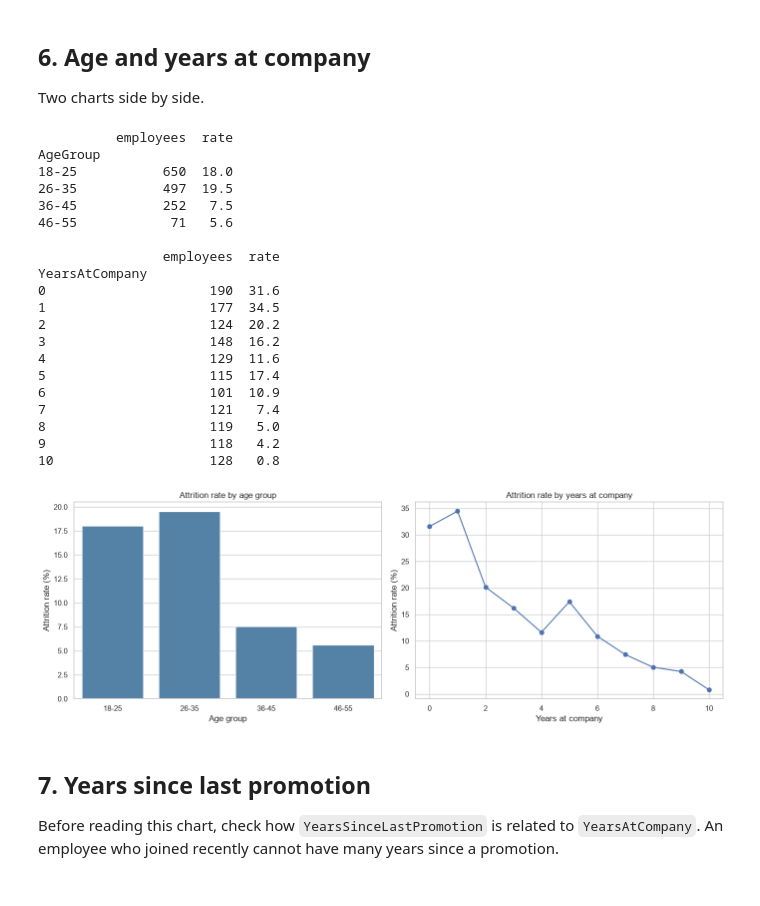
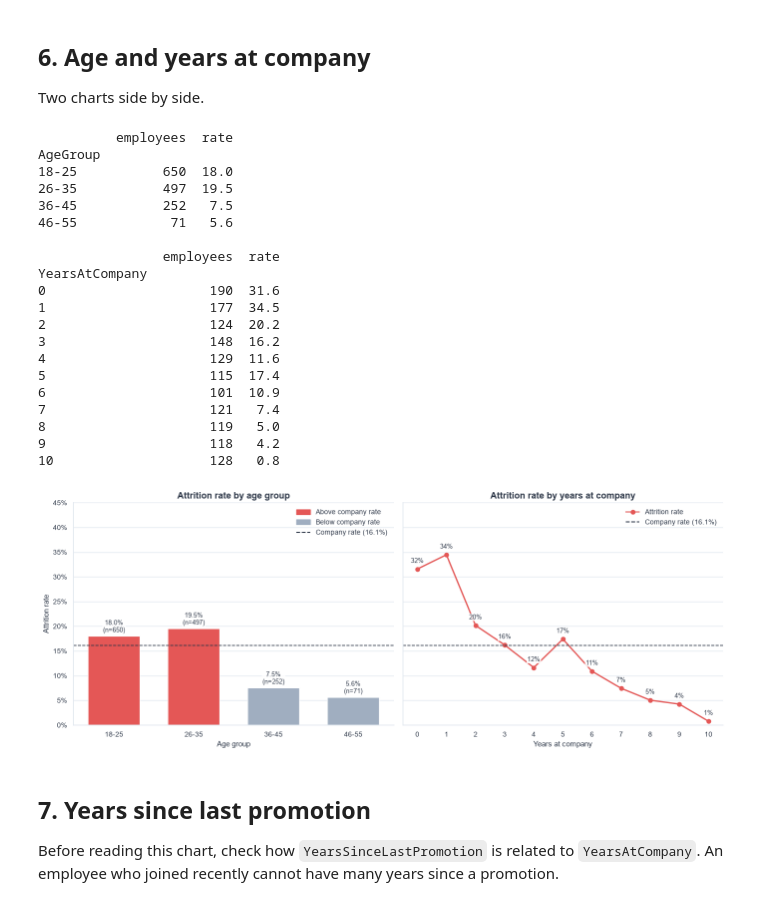
Before and after one commit to diixon/hr-analytics-project, a Jupyter notebook: notebooks/04_eda_analysis.ipynb, the cells around one changed output. Drawn from its saved outputs; the diff is of its cells as text; code cells hidden in the pictures.

```diff
--- a/notebooks/04_eda_analysis.ipynb
+++ b/notebooks/04_eda_analysis.ipynb
@@ -37,6 +97,7 @@ performance = pd.read_csv("../data/clean/performance_clean.csv", parse_dates=["R
 
 employee = employee.rename(columns={"DistanceFromHome (KM)": "DistanceFromHome_KM"})
 employee["Left"] = (employee["Attrition"] == "Yes").astype(int)
+employee["Status"] = employee["Attrition"].map({"Yes": "Left", "No": "Stayed"})
 employee["AgeGroup"] = pd.cut(employee["Age"], bins=[17, 25, 35, 45, 55],
                               labels=["18-25", "26-35", "36-45", "46-55"])
 
@@ -174,13 +257,15 @@ First the overall difference, then the same comparison **inside each job role**.
 ot = employee.groupby("OverTime")["Left"].agg(employees="count", attrition_rate_pct=lambda s: s.mean() * 100).round(1)
 print(ot)
 
-plt.figure(figsize=(5, 5))
-ax = sns.barplot(x=ot.index, y=ot["attrition_rate_pct"], color="steelblue")
-for i, v in enumerate(ot["attrition_rate_pct"]):
-    ax.text(i, v + 0.5, f"{v:.1f}%", ha="center")
-plt.title("Attrition rate: overtime vs no overtime")
-plt.xlabel("Works overtime")
-plt.ylabel("Attrition rate (%)")
+fig, ax = plt.subplots(figsize=(5.5, 5))
+bars = ax.bar(["No overtime", "Overtime"], ot["attrition_rate_pct"],
+              color=[COLORS["neutral"], COLORS["accent"]], width=0.6)
+label_bars(ax, bars, labels=[f"{r:.1f}%\n(n={n:,})" for r, n in zip(ot["attrition_rate_pct"], ot["employees"])],
+             padding=3, fontsize=10)
+add_headroom(ax, "y", 0.18)
+percent_axis(ax, "y")
+ax.set_title("Attrition rate: overtime vs no overtime")
+ax.set_ylabel("Attrition rate")
 save_chart("03_attrition_by_overtime")
 # %% [output]
           employees  attrition_rate_pct
@@ -222,41 +313,60 @@ print(age_rates.round(1))
 print()
 print(tenure_rates.round(1))
 
-fig, axes = plt.subplots(1, 2, figsize=(14, 5))
+fig, axes = plt.subplots(1, 2, figsize=(14, 5.5), sharey=True)
 
-sns.barplot(x=age_rates.index.astype(str), y=age_rates["rate"], color="steelblue", ax=axes[0])
+age_colors = [COLORS["left"] if v > company_rate else COLORS["neutral"] for v in age_rates["rate"]]
+bars = axes[0].bar(age_rates.index.astype(str), age_rates["rate"], color=age_colors, width=0.65)
+label_bars(axes[0], bars, labels=[f"{r:.1f}%\n(n={n:,})" for r, n in zip(age_rates["rate"], age_rates["employees"])],
+                  padding=3, fontsize=9)
+axes[0].axhline(company_rate, color=COLORS["text"], linestyle="--", linewidth=1.2)
 axes[0].set_title("Attrition rate by age group")
 axes[0].set_xlabel("Age group")
-axes[0].set_ylabel("Attrition rate (%)")
+axes[0].set_ylabel("Attrition rate")
+axes[0].set_ylim(0, 45)
+percent_axis(axes[0], "y")
+axes[0].legend(handles=[
+    Patch(color=COLORS["left"], label="Above company rate"),
+    Patch(color=COLORS["neutral"], label="Below company rate"),
+    Line2D([0], [0], color=COLORS["text"], linestyle="--", label=f"Company rate ({company_rate:.1f}%)"),
+], frameon=False, loc="upper right")
 
-axes[1].plot(tenure_rates.index, tenure_rates["rate"], marker="o")
+axes[1].plot(tenure_rates.index, tenure_rates["rate"], marker="o", color=COLORS["left"], linewidth=2)
+axes[1].axhline(company_rate, color=COLORS["text"], linestyle="--", linewidth=1.2)
+for x, y in zip(tenure_rates.index, tenure_rates["rate"]):
+    axes[1].annotate(f"{y:.0f}%", (x, y), textcoords="offset points", xytext=(0, 9), ha="center", fontsize=9,
+                     bbox=dict(facecolor="white", edgecolor="none", pad=1, alpha=0.85))
 axes[1].set_title("Attrition rate by years at company")
 axes[1].set_xlabel("Years at company")
-axes[1].set_ylabel("Attrition rate (%)")
+axes[1].set_xticks(list(tenure_rates.index))
+axes[1].legend(handles=[
+    Line2D([0], [0], color=COLORS["left"], marker="o", label="Attrition rate"),
+    Line2D([0], [0], color=COLORS["text"], linestyle="--", label=f"Company rate ({company_rate:.1f}%)"),
+], frameon=False, loc="upper right")
 
 save_chart("05_attrition_by_age_and_tenure")
 # %% [output]
           employees  rate
 AgeGroup
 18-25           650  18.0
 26-35           497  19.5
 36-45           252   7.5
 46-55            71   5.6
 
                 employees  rate
 YearsAtCompany
 0                     190  31.6
 1                     177  34.5
 2                     124  20.2
 3                     148  16.2
 4                     129  11.6
 5                     115  17.4
 6                     101  10.9
 7                     121   7.4
 8                     119   5.0
 9                     118   4.2
 10                    128   0.8
-[figure, old version]
+[figure, new version]
 # %% [markdown]
 ## 7. Years since last promotion
 Before reading this chart, check how `YearsSinceLastPromotion` is related to `YearsAtCompany`. An employee who joined recently cannot have many years since a promotion.
```
Also changed, not shown: parts of 29 cells of this notebook, 13 other files.
